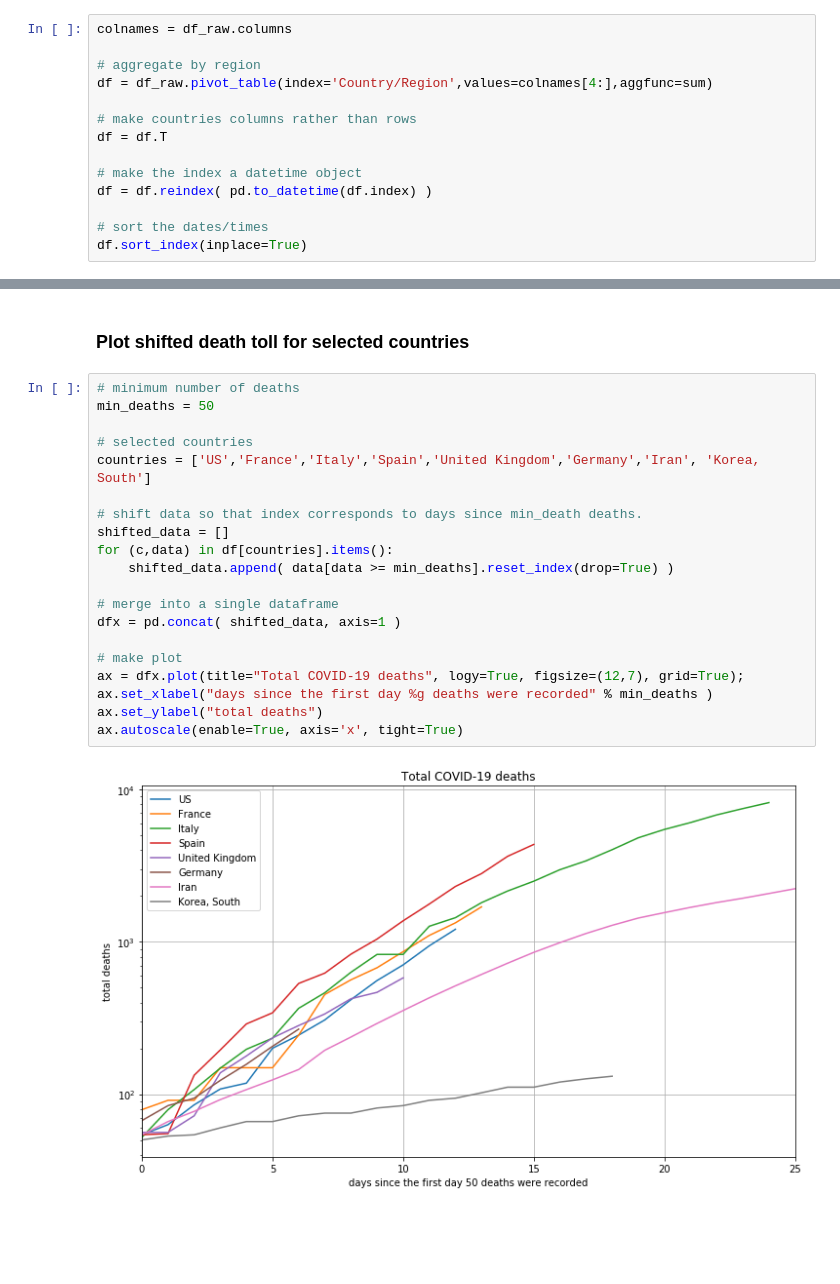
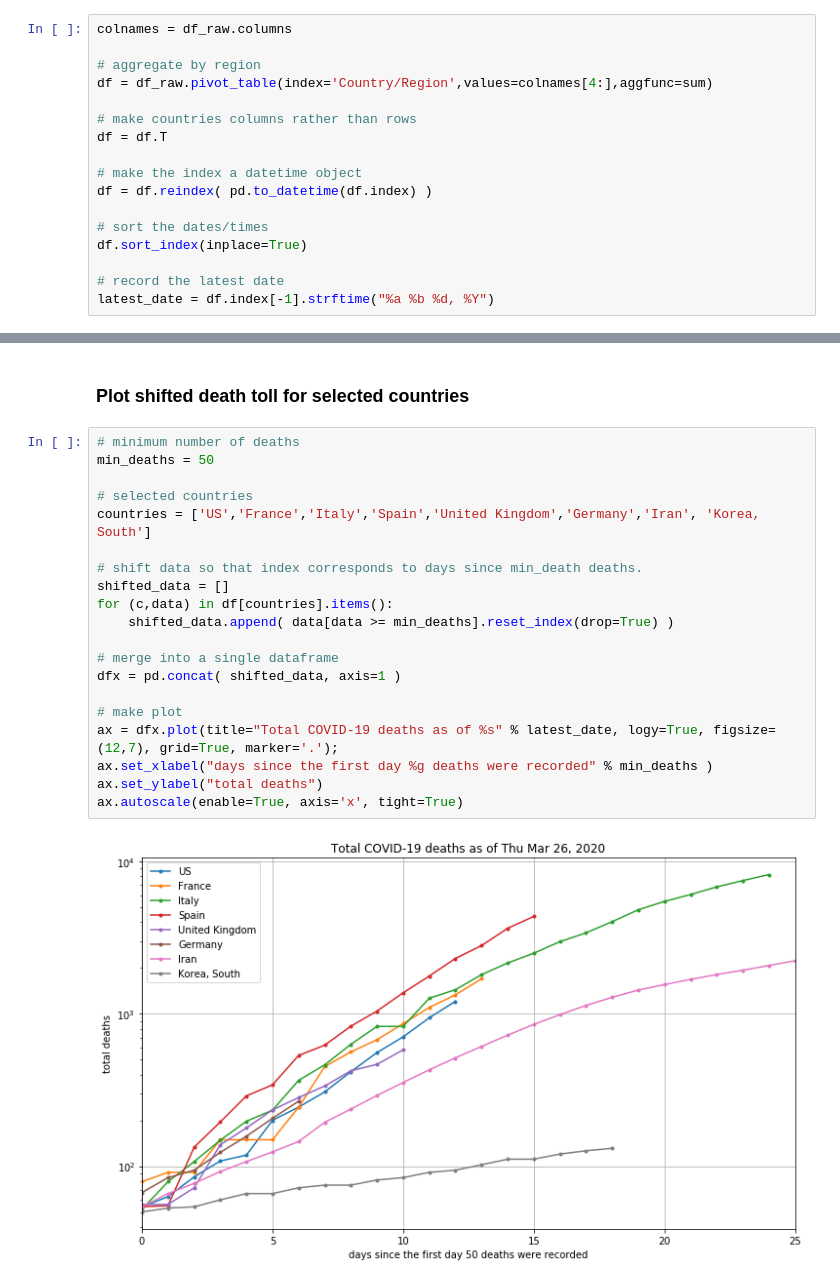
Before and after one commit to LaurentLessard/covid19, a Jupyter notebook: covid.ipynb, the cells around one changed output, grey strips where cells are left out. Drawn from its saved outputs; the diff is of its cells as text; blank space fills up the shorter version.

Commit message:
added dates to plots

```diff
--- a/covid.ipynb
+++ b/covid.ipynb
@@ -27,6 +27,9 @@ df = df.reindex( pd.to_datetime(df.index) )
 
 # sort the dates/times
 df.sort_index(inplace=True)
+
+# record the latest date
+latest_date = df.index[-1].strftime("%a %b %d, %Y")
 # %% [markdown]
 ### List of countries with at least 50 deaths
 # %%
@@ -47,22 +50,22 @@ United Kingdom
 # %%
 # minimum number of deaths
 min_deaths = 50
 
 # selected countries
 countries = ['US','France','Italy','Spain','United Kingdom','Germany','Iran', 'Korea, South']
 
 # shift data so that index corresponds to days since min_death deaths.
 shifted_data = []
 for (c,data) in df[countries].items():
     shifted_data.append( data[data >= min_deaths].reset_index(drop=True) )
 
 # merge into a single dataframe
 dfx = pd.concat( shifted_data, axis=1 )
 
 # make plot
-ax = dfx.plot(title="Total COVID-19 deaths", logy=True, figsize=(12,7), grid=True);
+ax = dfx.plot(title="Total COVID-19 deaths as of %s" % latest_date, logy=True, figsize=(12,7), grid=True, marker='.');
 ax.set_xlabel("days since the first day %g deaths were recorded" % min_deaths )
 ax.set_ylabel("total deaths")
 ax.autoscale(enable=True, axis='x', tight=True)
 # %% [output]
-[figure, old version]
+[figure, new version]
```
Also changed, not shown: parts of 1 cell of this notebook, 1 other file.
